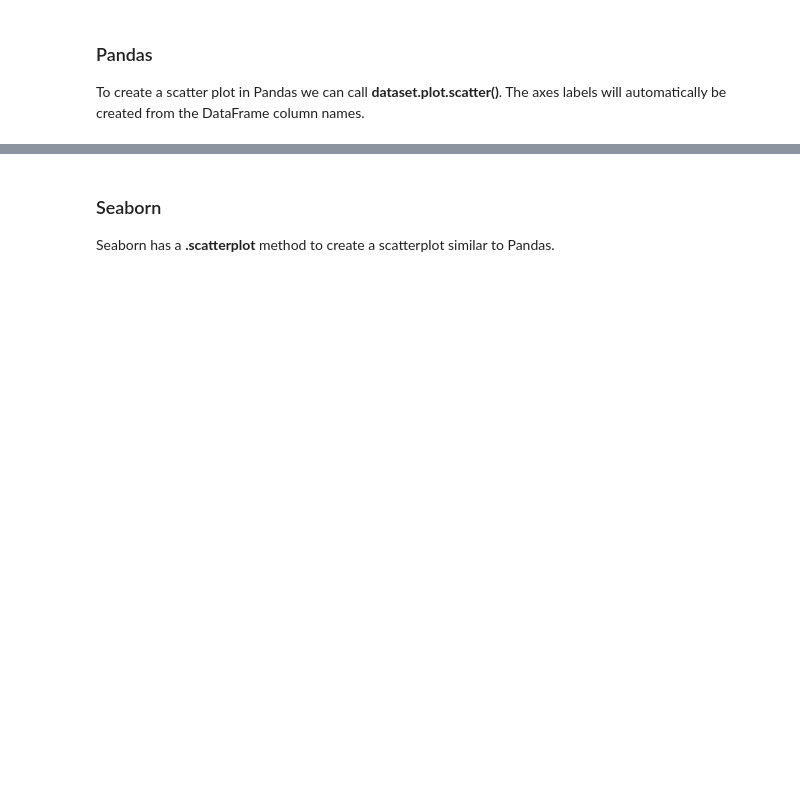
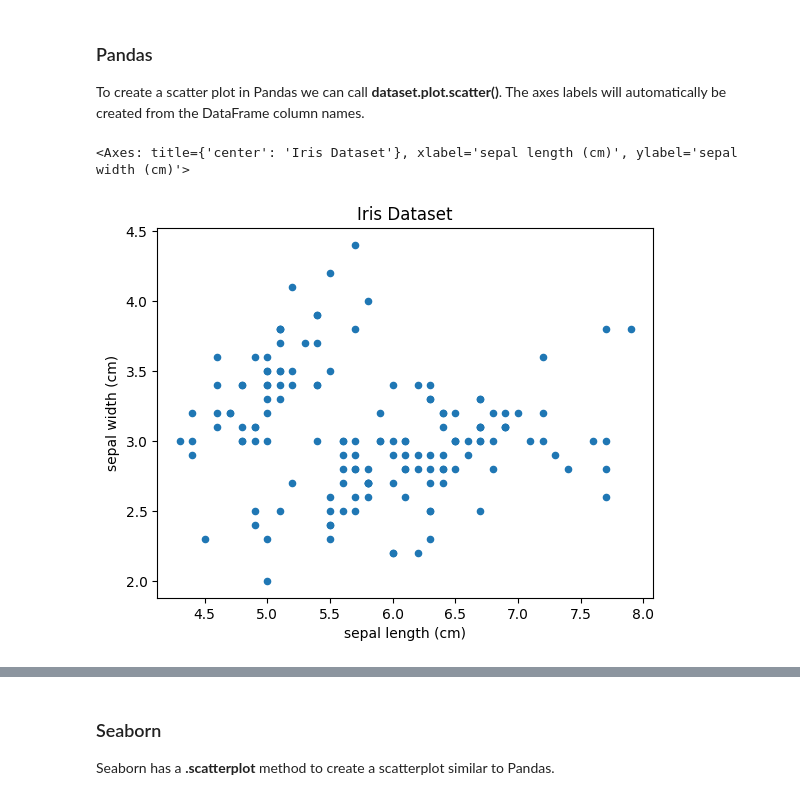
Before and after one commit to djkraase/data_viz_python_tutorial, a Jupyter notebook: Data_Viz_Tutorial.ipynb, the cells around one changed output, grey strips where cells are left out. Saved outputs shown, nothing was run; the diff lists cells and outputs as text; code cells hidden in the pictures; blank space fills up the shorter version.

```diff
--- a/Data_Viz_Tutorial.ipynb
+++ b/Data_Viz_Tutorial.ipynb
@@ -126,3 +186,11 @@ To create a scatter plot in Pandas we can call **dataset.plot.scatter()**. The a
+# %%
+# create Pandas scatter plot
+iris_df.plot.scatter(x='sepal length (cm)',
+                     y='sepal width (cm)',
+                     title ='Iris Dataset')
+# %% [output]
+<Axes: title={'center': 'Iris Dataset'}, xlabel='sepal length (cm)', ylabel='sepal width (cm)'>
+[figure, added]
 # %%
 # Add coloring to plot by class
 # Note here we use the numeric target and not the class names
```
Also changed, not shown: parts of 39 cells of this notebook, 1 other file.
